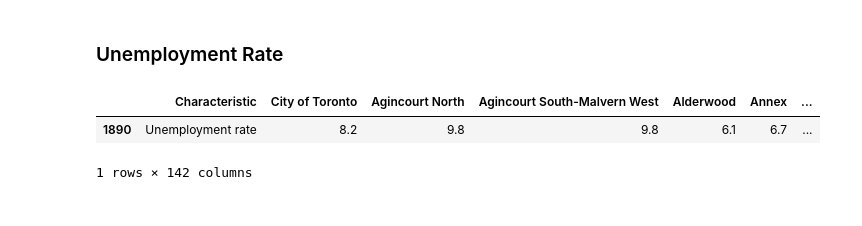
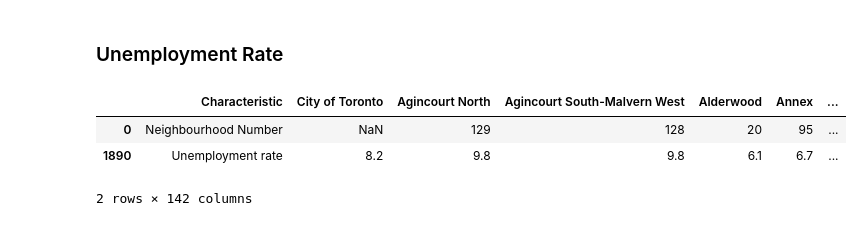
Before and after one commit to rnlclngpilar/SOFE3720-FinalProject, a Jupyter notebook: Final_Project_Clustering_Neighbourhoods.ipynb, the cells around one changed output. Saved outputs shown, nothing was run; the diff lists cells and outputs as text; code cells hidden in the pictures.

```diff
--- a/Final_Project_Clustering_Neighbourhoods.ipynb
+++ b/Final_Project_Clustering_Neighbourhoods.ipynb
@@ -254,9 +286,10 @@ neighbourhood_profile = pd.read_csv('Neighbourhood_Profiles - 2016.csv')
 # %%
 # Slice demographics dataframe to obtain "Unemployment" per Neighbourhood
 neighbourhood_profile.index[neighbourhood_profile['Characteristic'] == 'Unemployment rate'].tolist()
-slice_neighbourhood_profile = neighbourhood_profile.iloc[lambda df: [1890], 4:]
+slice_neighbourhood_profile = neighbourhood_profile.iloc[lambda df: [0, 1890], 4:]
 slice_neighbourhood_profile.head()
 # %% [output]
 |  | Characteristic | City of Toronto | Agincourt North | Agincourt South-Malvern West | Alderwood | Annex | ... |
+| 0 | Neighbourhood Number | NaN | 129 | 128 | 20 | 95 | ... |
 | 1890 | Unemployment rate | 8.2 | 9.8 | 9.8 | 6.1 | 6.7 | ... |
-1 rows × 142 columns
+2 rows × 142 columns
```
Also changed, not shown: parts of 7 cells of this notebook.
